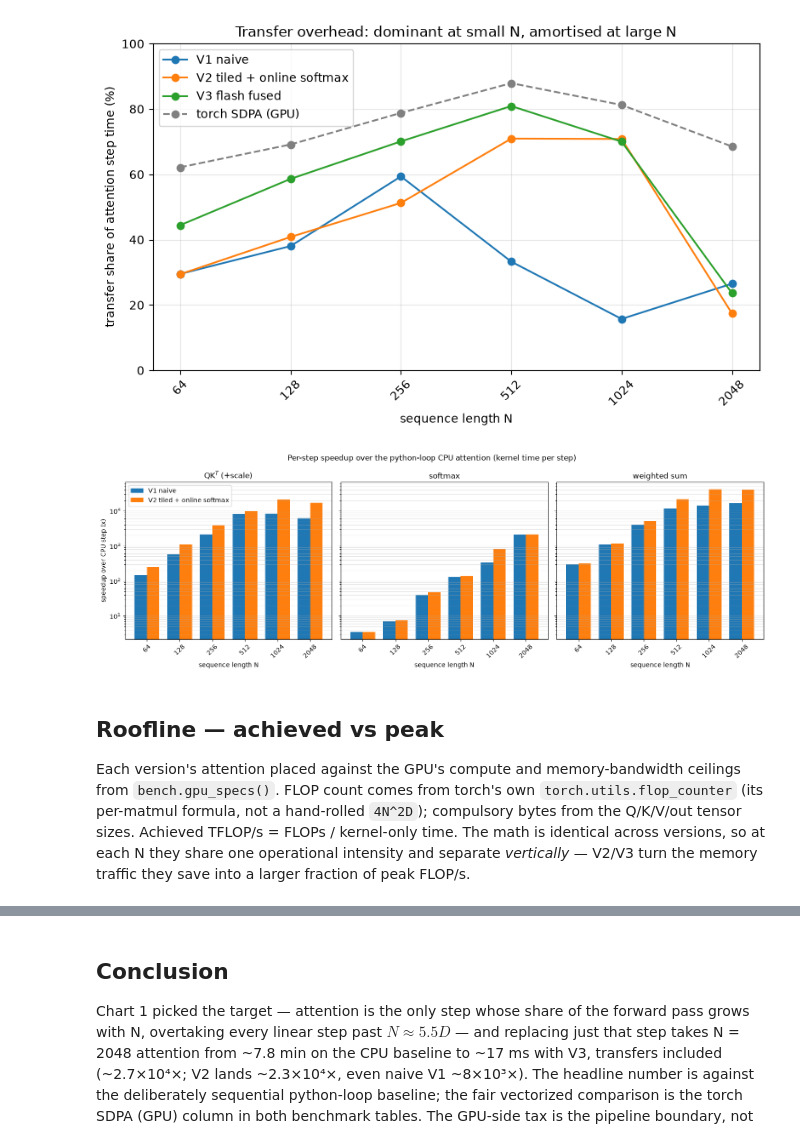
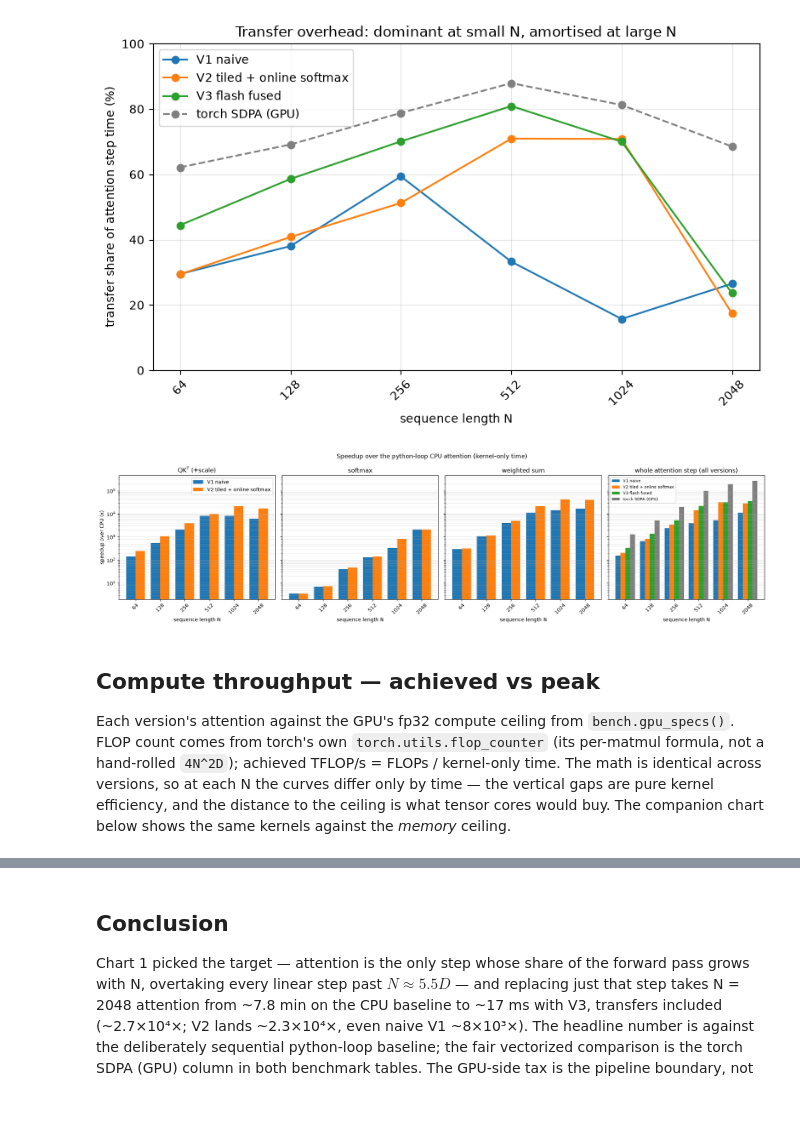
Before and after one commit to LtnLinh/Transformer-Attention-Mechanism, a Jupyter notebook: demo.ipynb, the cells around one changed output, grey strips where cells are left out. Drawn from its saved outputs; the diff is of its cells as text; code cells hidden in the pictures; blank space fills up the shorter version.

```diff
--- a/demo.ipynb
+++ b/demo.ipynb
@@ -406,38 +406,56 @@ if cuda.is_available():
 # %% [output]
 [figure]
 # %%
-# Chart 3 -- per-step speedup over the CPU attention: V1 vs V2 at each N
+# Chart 3 -- speedup over the CPU attention: per sub-step for the unfused
+# versions, then the whole step for all four (V3 and torch SDPA are single
+# fused kernels, so they only exist at whole-step granularity)
 if cuda.is_available():
     step_names = {"2a_qk_matmul": "QK$^T$ (+scale)", "2b_softmax": "softmax",
                   "2c_value_weighted_sum": "weighted sum"}
-    fig, axes = plt.subplots(1, 3, figsize=(15, 5), sharey=True)
+    fig, axes = plt.subplots(1, 4, figsize=(19, 5), sharey=True)
     xpos = np.arange(len(SEQ_LENS))
     w = 0.76 / len(ksteps)
     offs = (np.arange(len(ksteps)) - (len(ksteps) - 1) / 2) * w
     for ax, (step, title) in zip(axes, step_names.items()):
         for off, (name, ks) in zip(offs, ksteps.items()):
             speedups = [c[step] / g[step] for c, g in zip(cpu_steps, ks)]
             ax.bar(xpos + off, speedups, w, color=COLORS[name], label=name)
         ax.set_yscale("log")
         ax.set_xticks(xpos, SEQ_LENS, rotation=45)
         ax.set_xlabel("sequence length N")
         ax.set_title(title)
         ax.grid(True, axis="y", which="both", alpha=0.3)
-    axes[0].set_ylabel("speedup over CPU step (x)")
+
+    ax = axes[-1]
+    cpu_total = [sum(c.values()) for c in cpu_steps]
+    w4 = 0.8 / len(ktimes)
+    offs4 = (np.arange(len(ktimes)) - (len(ktimes) - 1) / 2) * w4
+    for off, (name, kt) in zip(offs4, ktimes.items()):
+        speedups = [c / g for c, g in zip(cpu_total, kt)]
+        ax.bar(xpos + off, speedups, w4, color=COLORS[name], label=name)
+    ax.set_yscale("log")
+    ax.set_xticks(xpos, SEQ_LENS, rotation=45)
+    ax.set_xlabel("sequence length N")
+    ax.set_title("whole attention step (all versions)")
+    ax.grid(True, axis="y", which="both", alpha=0.3)
+    ax.legend(fontsize=8)
+
+    axes[0].set_ylabel("speedup over CPU (x)")
     axes[0].legend()
-    plt.suptitle("Per-step speedup over the python-loop CPU attention (kernel time per step)")
+    plt.suptitle("Speedup over the python-loop CPU attention (kernel-only time)")
     plt.tight_layout()
     plt.show()
 # %% [output]
-[figure, old version]
+[figure, new version]
 # %% [markdown]
-## Roofline — achieved vs peak
+## Compute throughput — achieved vs peak
 
-Each version's attention placed against the GPU's compute and memory-bandwidth
-ceilings from `bench.gpu_specs()`. FLOP count comes from torch's own
-`torch.utils.flop_counter` (its per-matmul formula, not a hand-rolled `4N^2D`);
-compulsory bytes from the Q/K/V/out tensor sizes. Achieved TFLOP/s = FLOPs /
-kernel-only time. The math is identical across versions, so at each N they share
-one operational intensity and separate *vertically* — V2/V3 turn the memory
-traffic they save into a larger fraction of peak FLOP/s.
+Each version's attention against the GPU's fp32 compute ceiling from
+`bench.gpu_specs()`. FLOP count comes from torch's own
+`torch.utils.flop_counter` (its per-matmul formula, not a hand-rolled
+`4N^2D`); achieved TFLOP/s = FLOPs / kernel-only time. The math is identical
+across versions, so at each N the curves differ only by time — the vertical
+gaps are pure kernel efficiency, and the distance to the ceiling is what
+tensor cores would buy. The companion chart below shows the same kernels
+against the *memory* ceiling.
 # %%
```
Also changed, not shown: parts of 3 cells of this notebook, 1 other file.
